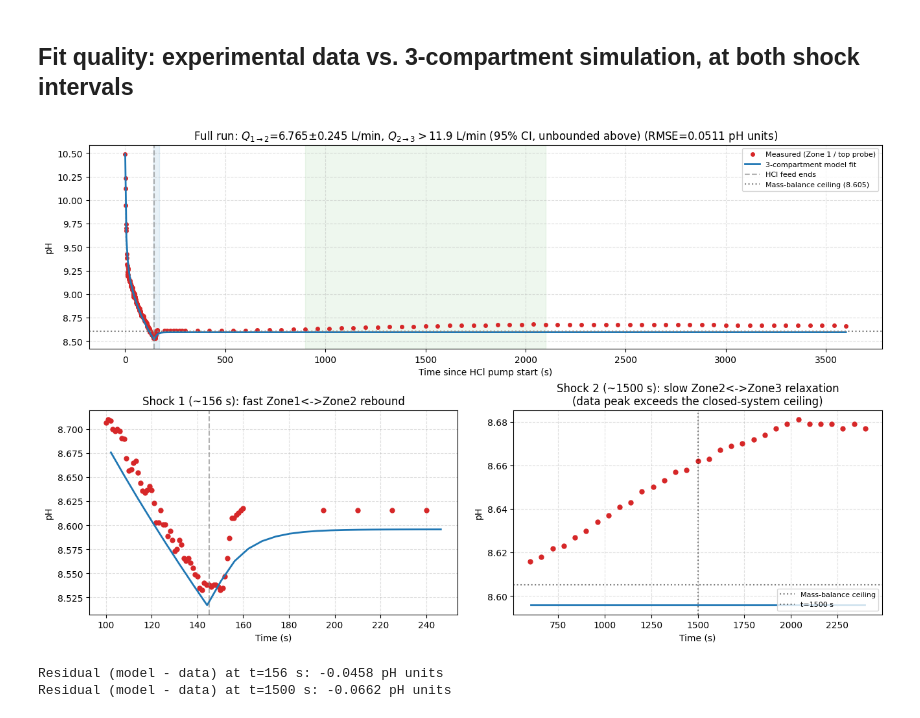
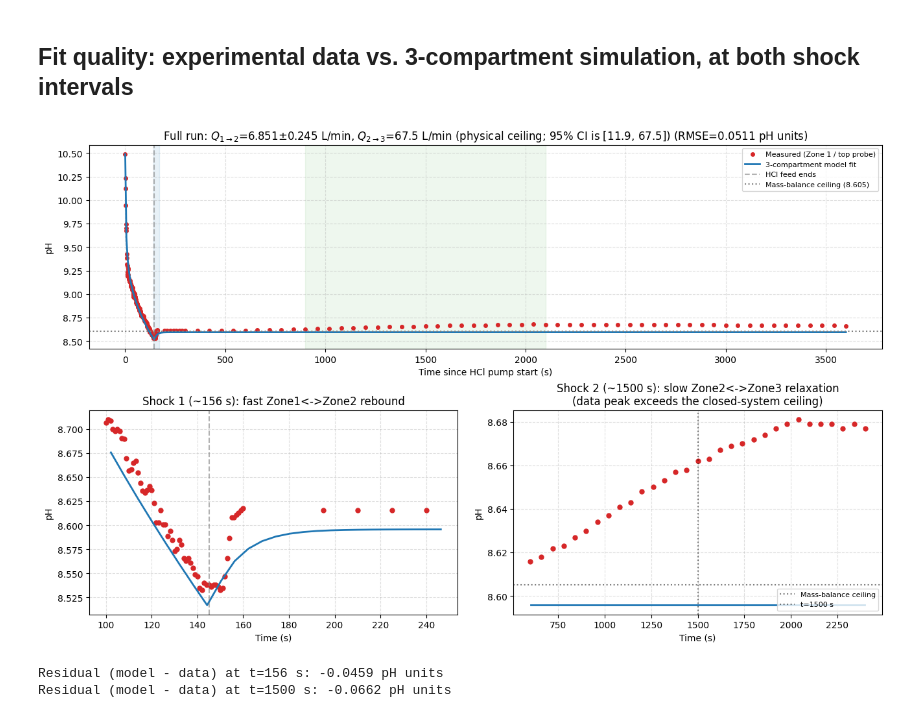
Before and after one commit to rdswan2016/myr_simulation, a Jupyter notebook: 5L_tank_transfer_mass_3_compartments.ipynb, the cells around one changed output. Saved outputs shown, nothing was run; the diff lists cells and outputs as text; code cells hidden in the pictures.

```diff
--- a/5L_tank_transfer_mass_3_compartments.ipynb
+++ b/5L_tank_transfer_mass_3_compartments.ipynb
@@ -572,9 +732,13 @@ CONFIRMED: no combination in this sweep crosses the ceiling. Compartmental recir
 # =====================================================================
 # CELL 4: OVERLAY PLOT -- EXPERIMENTAL DATA VS. FITTED 3-COMPARTMENT MODEL
 # =====================================================================
+# Plotted using the physically-CONSTRAINED fit (Q23_fit_c, capped at the impeller's plausible pumping
+# ceiling) rather than the earlier physically-meaningless large Q_2->3 -- cost is statistically identical
+# (see the physical-ceiling refit cell above), so this is a strict improvement in interpretability with
+# no loss of fit quality.
 t_smooth_sec = np.linspace(t_seconds[0], t_seconds[-1], 600)
-pH_pred_smooth = simulate_ph_3zone(Q12_fit, Q23_fit, t_smooth_sec / 60.0, pH_measured[0])
-pH_pred_at_data = simulate_ph_3zone(Q12_fit, Q23_fit, t_seconds / 60.0, pH_measured[0])
+pH_pred_smooth = simulate_ph_3zone(Q12_fit_c, Q23_fit_c, t_smooth_sec / 60.0, pH_measured[0])
+pH_pred_at_data = simulate_ph_3zone(Q12_fit_c, Q23_fit_c, t_seconds / 60.0, pH_measured[0])
 
 fig, axes = plt.subplot_mosaic(
     [['full', 'full'], ['shock1', 'shock2']], figsize=(13, 8), constrained_layout=True
@@ -590,43 +754,43 @@ ax.axvspan(140, 170, color='#1f77b4', alpha=0.10)
 ax.axvspan(900, 2100, color='#2ca02c', alpha=0.08)
 ax.set_xlabel('Time since HCl pump start (s)')
 ax.set_ylabel('pH')
-ax.set_title(f'Full run: $Q_{{1\\to2}}$={Q12_fit:.3f}$\\pm${Q12_stderr_profile:.3f} L/min, '
-             f'$Q_{{2\\to3}}>${Q23_lower_95:.1f} L/min (95% CI, unbounded above) '
+ax.set_title(f'Full run: $Q_{{1\\to2}}$={Q12_fit_c:.3f}$\\pm${Q12_stderr_profile:.3f} L/min, '
+             f'$Q_{{2\\to3}}$={Q23_fit_c:.1f} L/min (physical ceiling; 95% CI is [{Q23_lower_95:.1f}, {Q_physical_ceiling_L_min:.1f}]) '
              f'(RMSE={np.sqrt(np.mean((pH_pred_at_data-pH_measured)**2)):.4f} pH units)')
 ax.legend(loc='upper right', fontsize=8)
 ax.grid(True, linestyle='--', alpha=0.4)
 
 ax = axes['shock1']
 mask1 = (t_seconds >= 100) & (t_seconds <= 250)
 mask1_s = (t_smooth_sec >= 100) & (t_smooth_sec <= 250)
 ax.plot(t_seconds[mask1], pH_measured[mask1], 'o', color='#d62728', markersize=5)
 ax.plot(t_smooth_sec[mask1_s], pH_pred_smooth[mask1_s], '-', color='#1f77b4', linewidth=2)
 ax.axvline(t_feed_end_min * 60, color='gray', linestyle='--', alpha=0.6)
 ax.set_xlabel('Time (s)')
 ax.set_ylabel('pH')
 ax.set_title('Shock 1 (~156 s): fast Zone1<->Zone2 rebound')
 ax.grid(True, linestyle='--', alpha=0.4)
 
 ax = axes['shock2']
 mask2 = (t_seconds >= 600) & (t_seconds <= 2400)
 mask2_s = (t_smooth_sec >= 600) & (t_smooth_sec <= 2400)
 ax.plot(t_seconds[mask2], pH_measured[mask2], 'o', color='#d62728', markersize=5)
 ax.plot(t_smooth_sec[mask2_s], pH_pred_smooth[mask2_s], '-', color='#1f77b4', linewidth=2)
 ax.axhline(pH_ceiling, color='#7f7f7f', linestyle=':', linewidth=1.5, label='Mass-balance ceiling')
 ax.axvline(1500, color='k', linestyle=':', alpha=0.5, label='t=1500 s')
 ax.set_xlabel('Time (s)')
 ax.set_ylabel('pH')
 ax.set_title('Shock 2 (~1500 s): slow Zone2<->Zone3 relaxation\n(data peak exceeds the closed-system ceiling)')
 ax.legend(loc='lower right', fontsize=8)
 ax.grid(True, linestyle='--', alpha=0.4)
 
 plt.show()
 
-print(f"Residual (model - data) at t=156 s: {simulate_ph_3zone(Q12_fit, Q23_fit, np.array([156])/60.0, pH_measured[0])[0] - pH_measured[t_seconds==156][0]:+.4f} pH units")
-print(f"Residual (model - data) at t=1500 s: {simulate_ph_3zone(Q12_fit, Q23_fit, np.array([1500])/60.0, pH_measured[0])[0] - pH_measured[t_seconds==1500][0]:+.4f} pH units")
+print(f"Residual (model - data) at t=156 s: {simulate_ph_3zone(Q12_fit_c, Q23_fit_c, np.array([156])/60.0, pH_measured[0])[0] - pH_measured[t_seconds==156][0]:+.4f} pH units")
+print(f"Residual (model - data) at t=1500 s: {simulate_ph_3zone(Q12_fit_c, Q23_fit_c, np.array([1500])/60.0, pH_measured[0])[0] - pH_measured[t_seconds==1500][0]:+.4f} pH units")
 # %% [output]
-[figure, old version]
+[figure, new version]
-Residual (model - data) at t=156 s: -0.0458 pH units
+Residual (model - data) at t=156 s: -0.0459 pH units
 Residual (model - data) at t=1500 s: -0.0662 pH units
 # %% [markdown]
 ## Known Limitations / Next Steps
```
Also changed, not shown: parts of 5 cells of this notebook.
